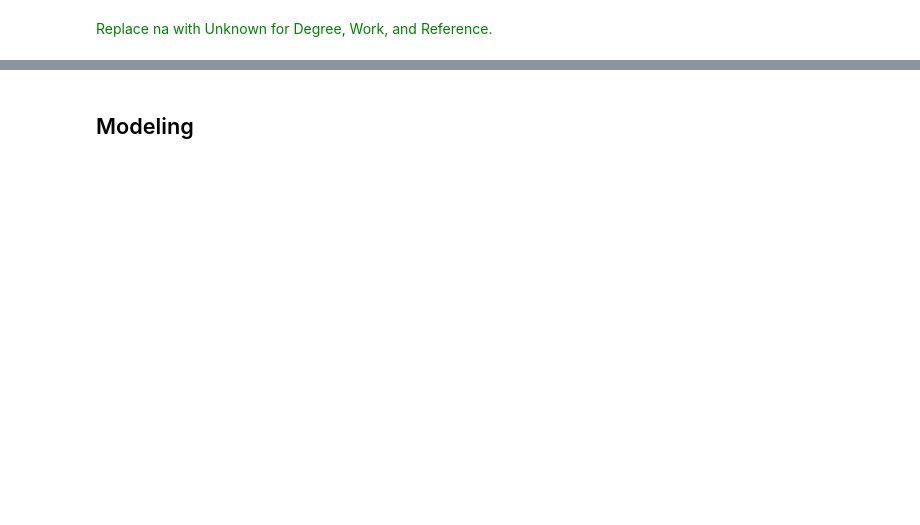
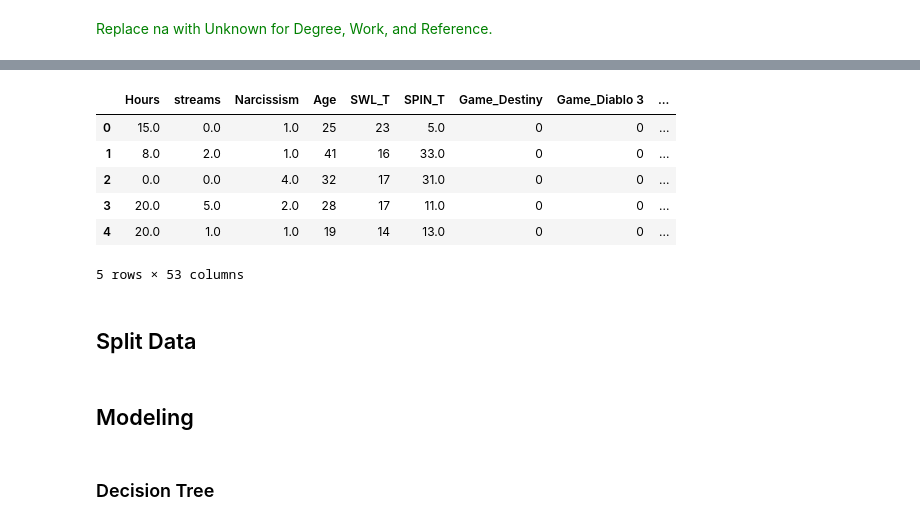
Before and after one commit to pelayoj15/gamingstudy_analysis, a Jupyter notebook: notebooks/Trees.ipynb, the cells around one changed output, grey strips where cells are left out. Saved outputs shown, nothing was run; the diff lists cells and outputs as text; code cells hidden in the pictures; blank space fills up the shorter version.

Commit message:
Finish data prep for trees

```diff
--- a/notebooks/Trees.ipynb
+++ b/notebooks/Trees.ipynb
@@ -275,0 +354,42 @@ X.head(20)
+# %%
+X["whyplay"] = X["whyplay"].str.lower()
+
+X["whyplay"] = np.select(
+[
+    X["whyplay"].str.contains("fun", na=False),
+    X["whyplay"].str.contains("improv", na=False),
+    X["whyplay"].str.contains("win", na=False),
+    X["whyplay"].str.contains("relax", na=False),
+    X["whyplay"].isna()
+],
+[
+    "Having Fun",
+    "Improving",
+    "Winning",
+    "Relaxing",
+    "Unknown"
+],
+default="Other"
+)
+# %%
+X["Playstyle"] = X["Playstyle"].str.lower()
+
+X["Playstyle"] = np.select(
+[
+    X["Playstyle"].str.contains("singleplayer", na=False),
+    X["Playstyle"].str.contains("real life friends", na=False),
+    X["Playstyle"].str.contains("strangers", na=False),
+    X["Playstyle"].str.contains("acquaintance|teammate", na=False),
+    X["Playstyle"].str.contains("offline", na=False),
+    X["Playstyle"].isna()
+],
+[
+    "Singleplayer",
+    "Real Life Friends",
+    "Strangers",
+    "Acquaintances",
+    "Offline Multiplayer",
+    "Unknown"
+],
+default="Other"
+)
@@ -275,0 +410,13 @@ X.head(20)
+# %%
+X_encoded = pd.get_dummies(X, drop_first=True, dtype=int)
+X_encoded.head()
+# %% [output]
+|  | Hours | streams | Narcissism | Age | SWL_T | SPIN_T | Game_Destiny | Game_Diablo 3 | ... |
+| 0 | 15.0 | 0.0 | 1.0 | 25 | 23 | 5.0 | 0 | 0 | ... |
+| 1 | 8.0 | 2.0 | 1.0 | 41 | 16 | 33.0 | 0 | 0 | ... |
+| 2 | 0.0 | 0.0 | 4.0 | 32 | 17 | 31.0 | 0 | 0 | ... |
+| 3 | 20.0 | 5.0 | 2.0 | 28 | 17 | 11.0 | 0 | 0 | ... |
+| 4 | 20.0 | 1.0 | 1.0 | 19 | 14 | 13.0 | 0 | 0 | ... |
+5 rows × 53 columns
+# %% [markdown]
+## Split Data
@@ -276,2 +428,4 @@ X.head(20)
 # %% [markdown]
 ## Modeling
+# %% [markdown]
+### Decision Tree
```
Also changed, not shown: parts of 11 cells of this notebook.
